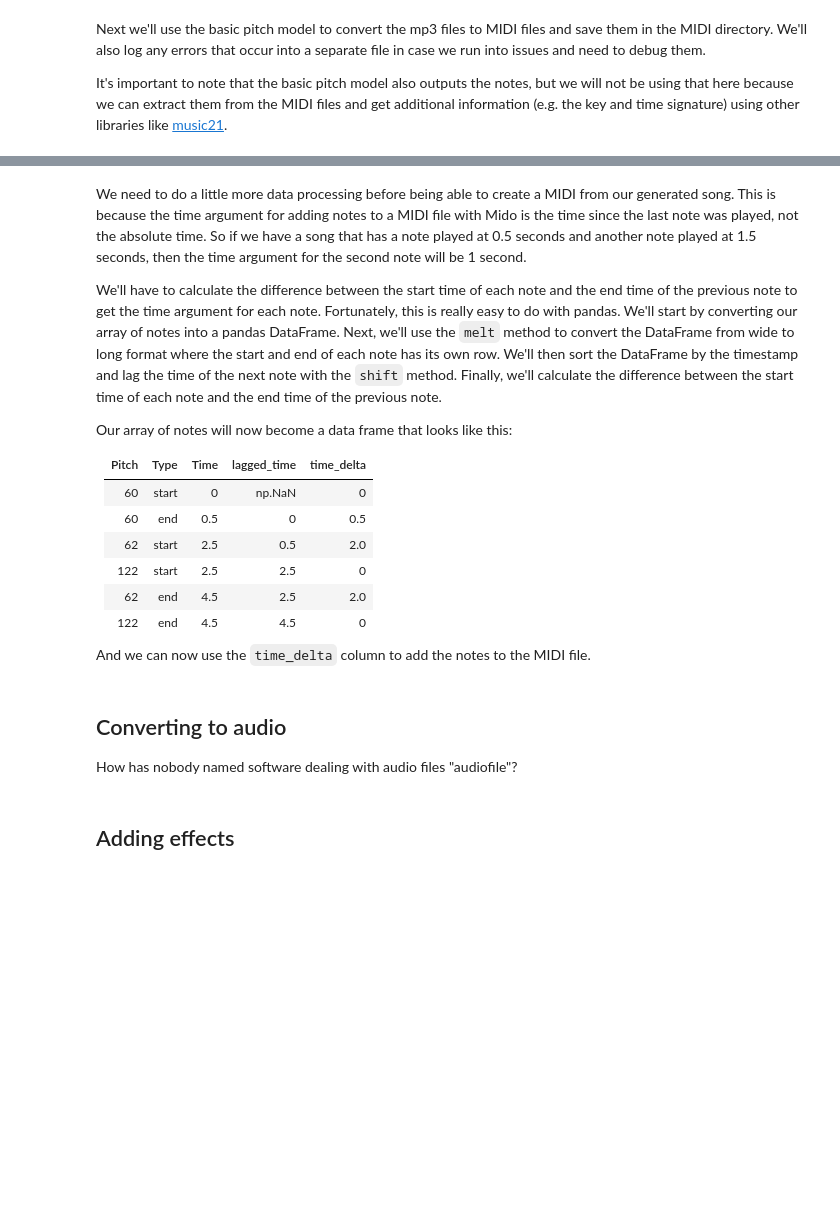
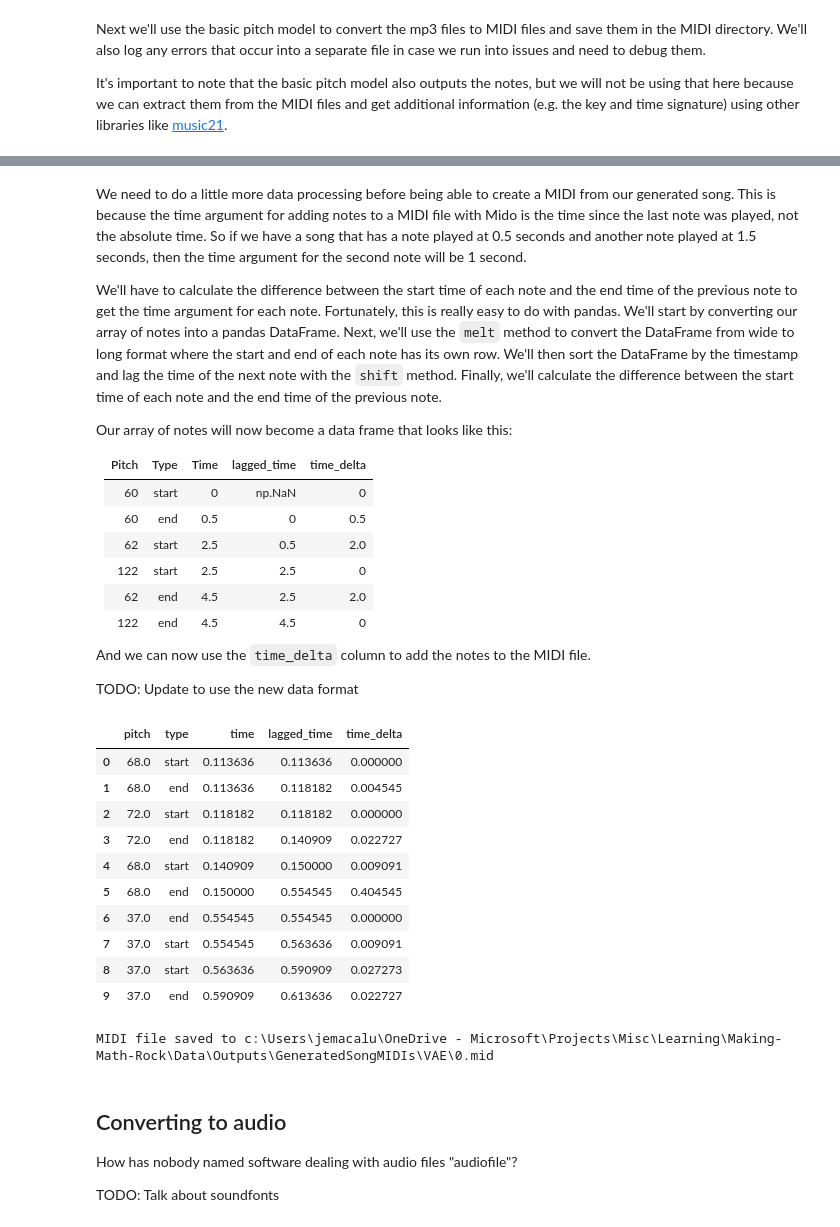
Before and after one commit to MacalusoJeff/Making-Math-Rock, a Jupyter notebook: MMR - Blog Post.ipynb, the cells around one changed output, grey strips where cells are left out. Cells and saved outputs as stored; diff of their text form; code cells hidden in the pictures; blank space fills up the shorter version.

```diff
--- a/MMR - Blog Post.ipynb
+++ b/MMR - Blog Post.ipynb
@@ -383,7 +573,7 @@ We'll begin with gathering our seeds. This will just be the beginning of differe
 # %%
 # TODO: Code here to get the seeds
 # %%
-def generate_song(seed: np.ndarray, model, ticks_per_beat: int, num_seconds=15) -> np.ndarray:
+def generate_song_lstm(seed: np.ndarray, model, ticks_per_beat: int, num_seconds=15) -> np.ndarray:
     """
     Generates a song based on a seed array and a trained model
 
@@ -406,4 +596,4 @@ def generate_song(seed: np.ndarray, model, ticks_per_beat: int, num_seconds=15)
     return song
 
 
-generated_song = generate_song(seed=seed, model=model, ticks_per_beat=ticks_per_beat, num_seconds=20)
+generated_song = generate_song_lstm(seed=seed, model=lstm_model, ticks_per_beat=ticks_per_beat, num_seconds=20)
@@ -409,0 +604,20 @@ generated_song = generate_song(seed=seed, model=model, ticks_per_beat=ticks_per_
+# %%
+# Generating songs w/ the VAE
+
+# Generate samples using the trained VAE
+def generate_song_vae(model) -> np.ndarray:
+    """
+    Generates a song using the trained VAE
+
+    Returns:
+        np.ndarray: The generated song
+    """
+    z = torch.randn(1, latent_dim).to(device)
+    generated_song = model.decoder(z)
+    generated_song = generated_song.view(sequence_length, num_pitches)
+    generated_song = generated_song.round().detach().numpy().astype(np.int8)
+    return generated_song
+
+
+generated_song = generate_song_vae(vae_model)
+generated_song
@@ -472,4 +696,5 @@ def reshape_array_for_note_start_end(
     return output_array  # (pitch, start, end)
 
 
-song_snippet_start_ends = reshape_array_for_note_start_end(song_snippet)
+song_snippet_start_ends = reshape_array_for_note_start_end(generated_song)
+song_snippet_start_ends[:10]
@@ -490,33 +726,47 @@ Our array of notes will now become a data frame that looks like this:
 | 122      | end  | 4.5  | 4.5         | 0         |
 
 And we can now use the `time_delta` column to add the notes to the MIDI file.
+
+
+TODO: Update to use the new data format
 # %%
-import pandas as pd
-
 def get_note_time_deltas(note_start_end_array: np.ndarray) -> pd.DataFrame:
     """
     Further formats the array to get time delta between each note to prep the data for MIDI conversion
 
     Args:
         note_start_end_array (np.ndarray): The array to reshape from reshape_array_for_note_start_end()
 
     Returns:
         pd.DataFrame: The reshaped array
     """
     # Formatting further to convert to MIDI
     # This is because we need the time delta between each note and if that note was a start or end
     # Using Pandas to do the remainder of the processing due to ease of use
     midi_df = pd.DataFrame(note_start_end_array, columns=["pitch", "start", "end"])
     midi_df = midi_df.melt(id_vars="pitch").rename(
         columns={"variable": "type", "value": "time"}
     )
     midi_df = midi_df.sort_values(by="time").reset_index(drop=True)
     midi_df["lagged_time"] = midi_df["time"].shift(-1)
     midi_df["time_delta"] = (midi_df["lagged_time"] - midi_df["time"]).fillna(0)
     return midi_df
 
 
 song_snippet_for_output = get_note_time_deltas(song_snippet_start_ends)
+song_snippet_for_output[:10]
+# %% [output]
+|  | pitch | type | time | lagged_time | time_delta |
+| 0 | 68.0 | start | 0.113636 | 0.113636 | 0.000000 |
+| 1 | 68.0 | end | 0.113636 | 0.118182 | 0.004545 |
+| 2 | 72.0 | start | 0.118182 | 0.118182 | 0.000000 |
+| 3 | 72.0 | end | 0.118182 | 0.140909 | 0.022727 |
+| 4 | 68.0 | start | 0.140909 | 0.150000 | 0.009091 |
+| 5 | 68.0 | end | 0.150000 | 0.554545 | 0.404545 |
+| 6 | 37.0 | end | 0.554545 | 0.554545 | 0.000000 |
+| 7 | 37.0 | start | 0.554545 | 0.563636 | 0.009091 |
+| 8 | 37.0 | start | 0.563636 | 0.590909 | 0.027273 |
+| 9 | 37.0 | end | 0.590909 | 0.613636 | 0.022727 |
 # %%
 def create_midi(
     df: pd.DataFrame, midi_path: str, ticks_per_beat: int = 220, tempo: int = 500000
@@ -561,5 +811,7 @@ def create_midi(
     print(f"MIDI file saved to {midi_path}")
 
 
-midi_output_path = generated_song_path.replace(".npy", ".mid")
-create_midi(song_snippet_for_output, midi_output_path)
+midi_output_path = os.path.join(cwd, "Data\\Outputs\\GeneratedSongMIDIs\\VAE\\")
+create_midi(song_snippet_for_output, midi_output_path)  # TODO: Update this
+# %% [output]
+MIDI file saved to c:\Users\jemacalu\OneDrive - Microsoft\Projects\Misc\Learning\Making-Math-Rock\Data\Outputs\GeneratedSongMIDIs\VAE\0.mid
@@ -567,5 +828,5 @@ create_midi(song_snippet_for_output, midi_output_path)
 ## Converting to audio
 
 How has nobody named software dealing with audio files "audiofile"?
+
+TODO: Talk about soundfonts
-# %% [markdown]
-## Adding effects
```
Also changed, not shown: parts of 35 cells of this notebook.
